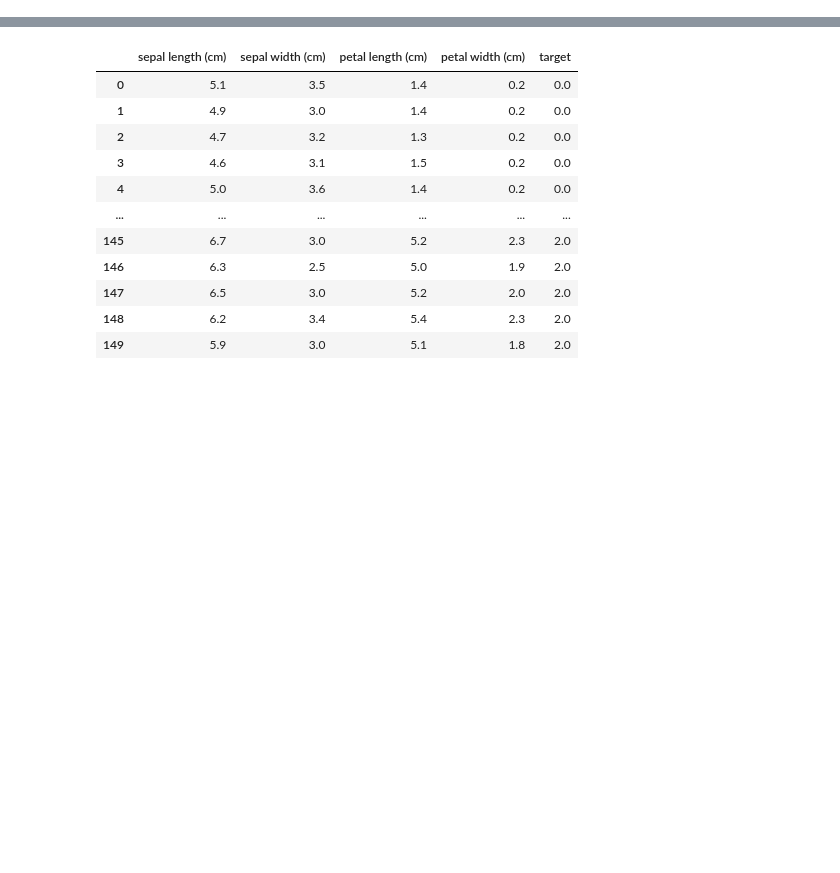
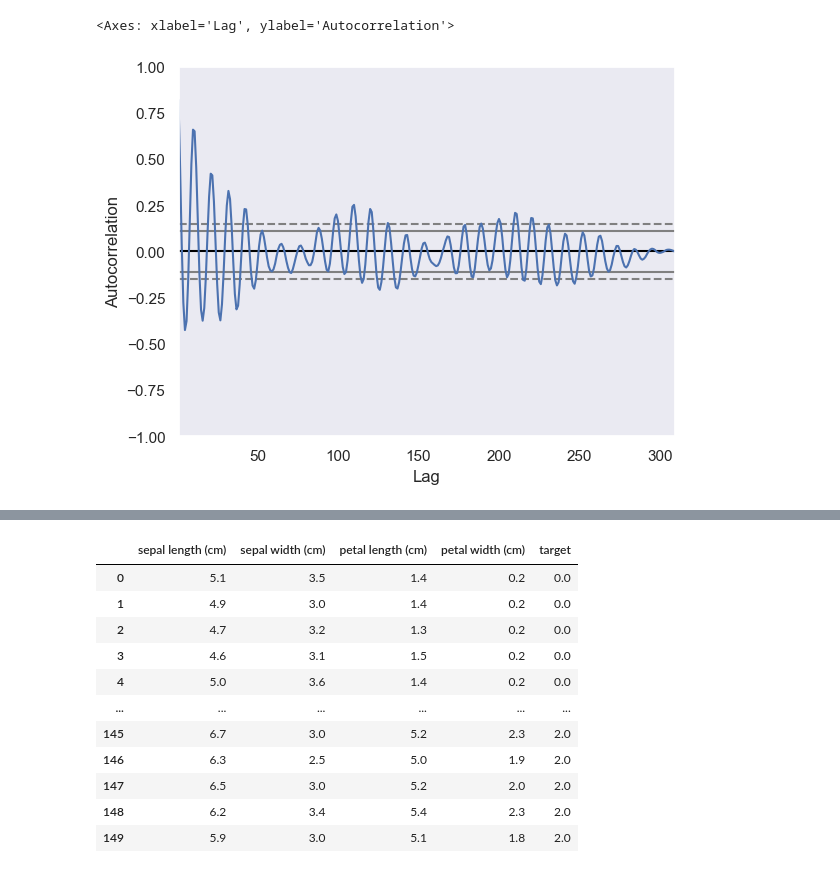
Before and after one commit to ChargeChallenger/TANN-notebooks, a Jupyter notebook: 03-reduction.ipynb, the cells around one changed output, grey strips where cells are left out. Saved outputs shown, nothing was run; the diff lists cells and outputs as text; code cells hidden in the pictures; blank space fills up the shorter version.

```diff
--- a/03-reduction.ipynb
+++ b/03-reduction.ipynb
@@ -0,0 +674,5 @@
+# %%
+pd.plotting.autocorrelation_plot(df['SUNACTIVITY'])
+# %% [output]
+<Axes: xlabel='Lag', ylabel='Autocorrelation'>
+[figure, added]
```
Also changed, not shown: parts of 74 cells of this notebook, 1 other file.
